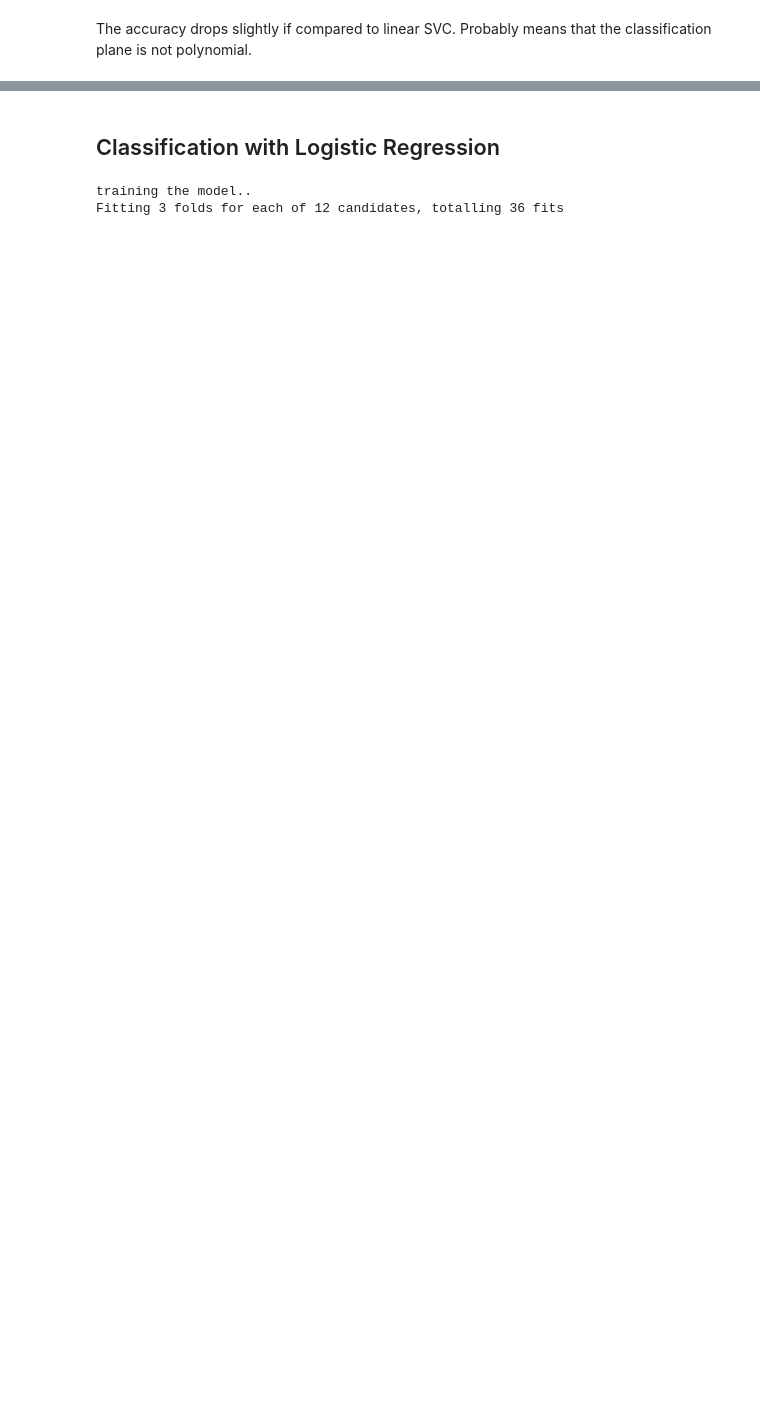
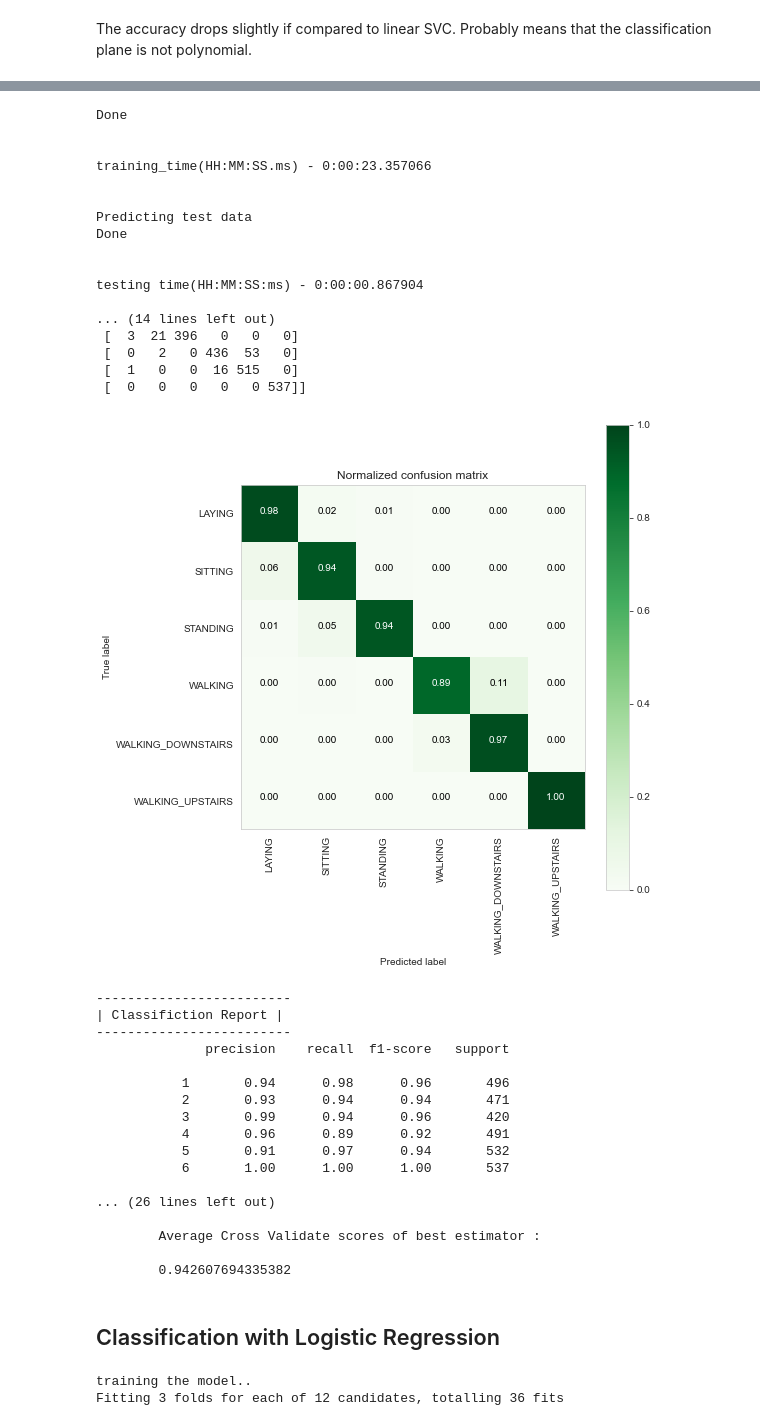
Before and after one commit to lohQ/hac-notebook, a Jupyter notebook: QY_Notebook.ipynb, the cells around one changed output, grey strips where cells are left out. Drawn from its saved outputs; the diff is of its cells as text; code cells hidden in the pictures; blank space fills up the shorter version.

```diff
--- a/QY_Notebook.ipynb
+++ b/QY_Notebook.ipynb
@@ -519,0 +553,8 @@ The accuracy drops slightly if compared to linear SVC. Probably means that the c
+# %%
+parameters = {'C':[0.125, 0.5, 1, 2, 8, 16]}
+rbf_svc = SVC(tol=0.00005)
+rbf_svc_grid = GridSearchCV(rbf_svc, param_grid=parameters, n_jobs=8, verbose=1)
+rbf_svc_grid_results = perform_model(rbf_svc_grid, X_train_dropped[high_variance_features], y_train, X_test_dropped[high_variance_features], y_test, class_labels=labels)
+
+print_grid_search_attributes(rbf_svc_grid_results['model'])
+# %% [output]
@@ -520,3 +565,38 @@ The accuracy drops slightly if compared to linear SVC. Probably means that the c
+Done
+
+
+training_time(HH:MM:SS.ms) - 0:00:23.357066
+
+
+Predicting test data
+Done
+
+
+testing time(HH:MM:SS:ms) - 0:00:00.867904
+
+... (14 lines left out)
+ [  3  21 396   0   0   0]
+ [  0   2   0 436  53   0]
+ [  1   0   0  16 515   0]
+ [  0   0   0   0   0 537]]
+[figure, added]
+-------------------------
+| Classifiction Report |
+-------------------------
+              precision    recall  f1-score   support
+
+           1       0.94      0.98      0.96       496
+           2       0.93      0.94      0.94       471
+           3       0.99      0.94      0.96       420
+           4       0.96      0.89      0.92       491
+           5       0.91      0.97      0.94       532
+           6       1.00      1.00      1.00       537
+
+... (26 lines left out)
+
+        Average Cross Validate scores of best estimator :
+
+        0.942607694335382
 # %% [markdown]
 ## Classification with Logistic Regression
 # %%
```
Also changed, not shown: parts of 28 cells of this notebook, 1 other file.
